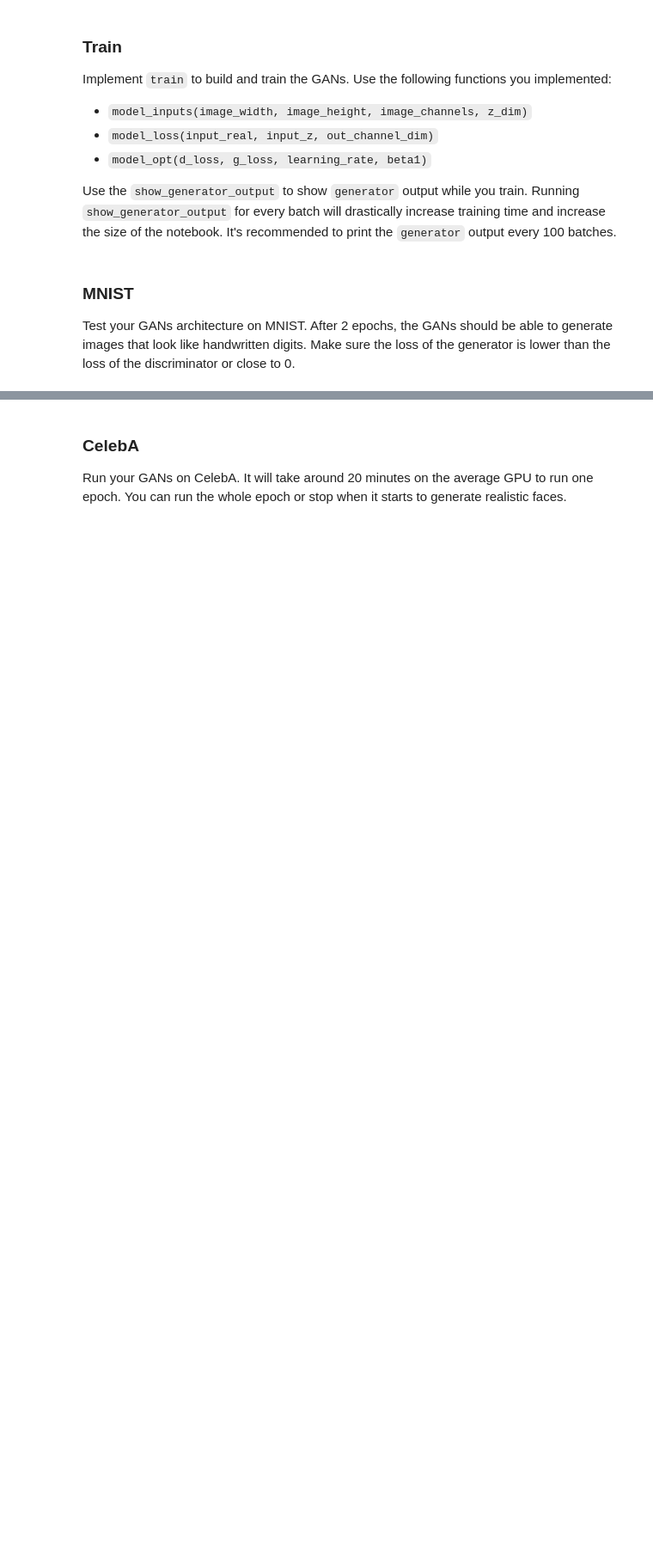
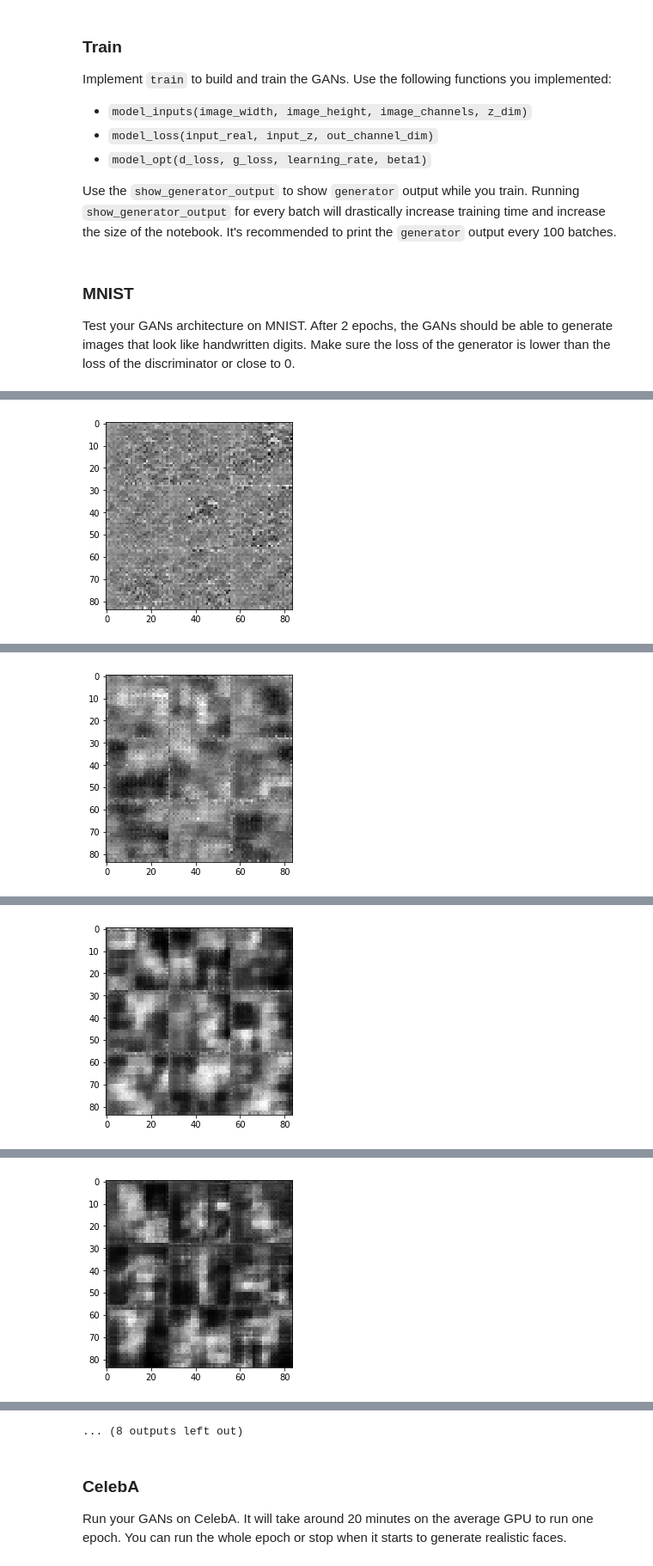
Before and after one commit to alexandergorskih/deep-learning, a Jupyter notebook: face_generation/dlnd_face_generation.ipynb, the cells around one changed output, grey strips where cells are left out. Shown at 86% size. Saved outputs shown, nothing was run; the diff lists cells and outputs as text; code cells hidden in the pictures; blank space fills up the shorter version.

```diff
--- a/face_generation/dlnd_face_generation.ipynb
+++ b/face_generation/dlnd_face_generation.ipynb
@@ -357,13 +357,14 @@ def train(epoch_count, batch_size, z_dim, learning_rate, beta1, get_batches, dat
                           "Discriminator Loss: {:.4f}...".format(train_loss_d),
                           "Generator Loss: {:.4f}".format(train_loss_g))
                 if steps % show_every == 0:
-                    show_generator_output(sess, 1, input_z, image_channels, data_image_mode)
+                    show_generator_output(sess, 10, input_z, image_channels, data_image_mode)
+        show_generator_output(sess, 10, input_z, image_channels, data_image_mode)
 # %% [markdown]
 ### MNIST
 Test your GANs architecture on MNIST.  After 2 epochs, the GANs should be able to generate images that look like handwritten digits.  Make sure the loss of the generator is lower than the loss of the discriminator or close to 0.
 # %%
 batch_size = 128
-z_dim = 100
+z_dim = 300#100
 learning_rate = 0.0002
 beta1 = 0.5
 
@@ -386,0 +392 @@ Epoch 1/2... Discriminator Loss: 0.4443... Generator Loss: 1.2566
+[figure, added]
@@ -387,0 +403 @@ KeyboardInterrupt:
+[figure, added]
@@ -387,0 +414 @@ KeyboardInterrupt:
+[figure, added]
@@ -387,0 +425 @@ KeyboardInterrupt:
+[figure, added]
@@ -388,3 +448,4 @@ KeyboardInterrupt:
+... (8 outputs left out)
 # %% [markdown]
 ### CelebA
 Run your GANs on CelebA.  It will take around 20 minutes on the average GPU to run one epoch.  You can run the whole epoch or stop when it starts to generate realistic faces.
```
Also changed, not shown: parts of 6 cells of this notebook.
